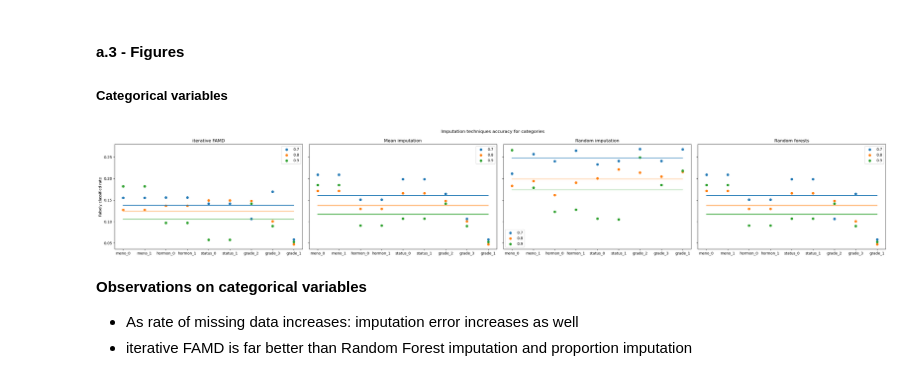
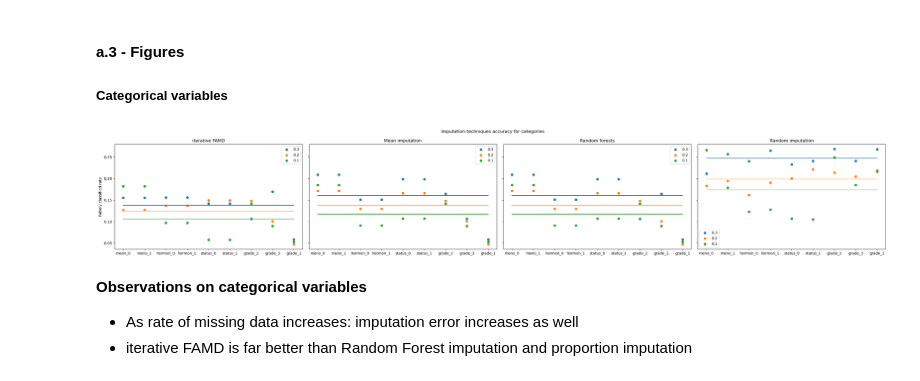
Before and after one commit to laufuentes/Projet-GL---Principal-Component-method-Missing-Values, a Jupyter notebook: 4-Properties_real_dataset.ipynb, the cells around one changed output. Drawn from its saved outputs; the diff is of its cells as text; code cells hidden in the pictures.

```diff
--- a/4-Properties_real_dataset.ipynb
+++ b/4-Properties_real_dataset.ipynb
@@ -155,37 +155,39 @@ for p,values in dict_dfs.items():
 # %%
 fig, ax = plt.subplots(figsize=(30,5),ncols=4, sharey=True)
 fig.suptitle('Imputation techniques accuracy for categories')
+
+proba_missing_str = ['0.3', '0.2', '0.1']
 
 for i, vect in enumerate(fc_rate):
     vect_mean = fc_rate_mean[i]
     vect_rf = fc_rate_rf[i]
     vect_ri = fc_rate_ri[i]
-    ax[0].scatter(k_j.to_numpy(), vect, label=proba_non_missing[i])
+    ax[0].scatter(k_j.to_numpy(), vect, label=proba_missing_str[i])
     ax[0].plot(k_j.to_numpy(),np.ones_like(k_j.to_numpy())*vect.mean())
     ax[0].set_ylabel("Falsely classified rate")
     ax[0].set_title("iterative FAMD")
     ax[0].legend()
 
-    ax[1].scatter(k_j.to_numpy(), vect_mean, label=proba_non_missing[i])
+    ax[1].scatter(k_j.to_numpy(), vect_mean, label=proba_missing_str[i])
     ax[1].plot(k_j.to_numpy(),np.ones_like(k_j.to_numpy())*vect_mean.mean())
     ax[1].set_title("Mean imputation")
     ax[1].legend()
 
-    ax[2].scatter(k_j.to_numpy(), vect_ri, label=proba_non_missing[i])
-    ax[2].plot(k_j.to_numpy(),np.ones_like(k_j.to_numpy())*vect_ri.mean())
-    ax[2].set_title("Random imputation")
+    ax[3].scatter(k_j.to_numpy(), vect_ri, label=proba_missing_str[i])
+    ax[3].plot(k_j.to_numpy(),np.ones_like(k_j.to_numpy())*vect_ri.mean())
+    ax[3].set_title("Random imputation")
+    ax[3].legend()
+
+    ax[2].scatter(k_j.to_numpy(), vect_rf, label=proba_missing_str[i])
+    ax[2].plot(k_j.to_numpy(),np.ones_like(k_j.to_numpy())*vect_rf.mean())
+    ax[2].set_title("Random forests")
     ax[2].legend()
-
-    ax[3].scatter(k_j.to_numpy(), vect_rf, label=proba_non_missing[i])
-    ax[3].plot(k_j.to_numpy(),np.ones_like(k_j.to_numpy())*vect_rf.mean())
-    ax[3].set_title("Random forests")
-    ax[3].legend()
 
 fig.tight_layout()
 fig.savefig('images/gbsg2/PFC_categories.png')
 plt.show()
 # %% [output]
-[figure, old version]
+[figure, new version]
 # %% [markdown]
 **Observations on categorical variables**
 
```
Also changed, not shown: parts of 2 cells of this notebook, 5 other files.
